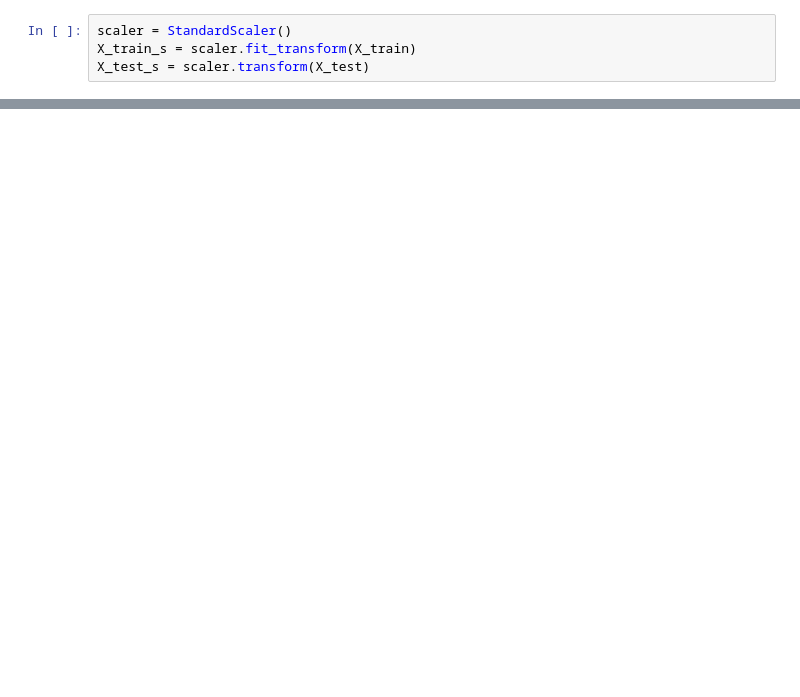
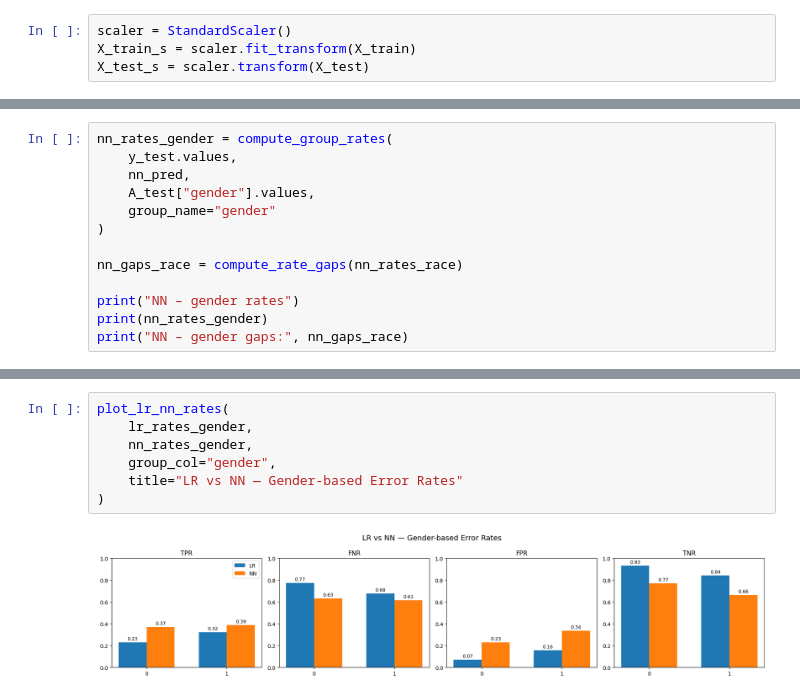
Before and after one commit to isabelle-bustamante/diabetes-fairness-ml, a Jupyter notebook: experiments/03_realistic_world.ipynb, the cells around one changed output, grey strips where cells are left out. Cells and saved outputs as stored; diff of their text form; blank space fills up the shorter version.

```diff
--- a/experiments/03_realistic_world.ipynb
+++ b/experiments/03_realistic_world.ipynb
@@ -110,0 +218,13 @@ print(fair_nn)
+# %%
+nn_rates_gender = compute_group_rates(
+    y_test.values,
+    nn_pred,
+    A_test["gender"].values,
+    group_name="gender"
+)
+
+nn_gaps_race = compute_rate_gaps(nn_rates_race)
+
+print("NN – gender rates")
+print(nn_rates_gender)
+print("NN – gender gaps:", nn_gaps_race)
@@ -110,0 +315,9 @@ print(fair_nn)
+# %%
+plot_lr_nn_rates(
+    lr_rates_gender,
+    nn_rates_gender,
+    group_col="gender",
+    title="LR vs NN — Gender-based Error Rates"
+)
+# %% [output]
+[figure, added]
```
Also changed, not shown: parts of 22 cells of this notebook, 3 other files.
